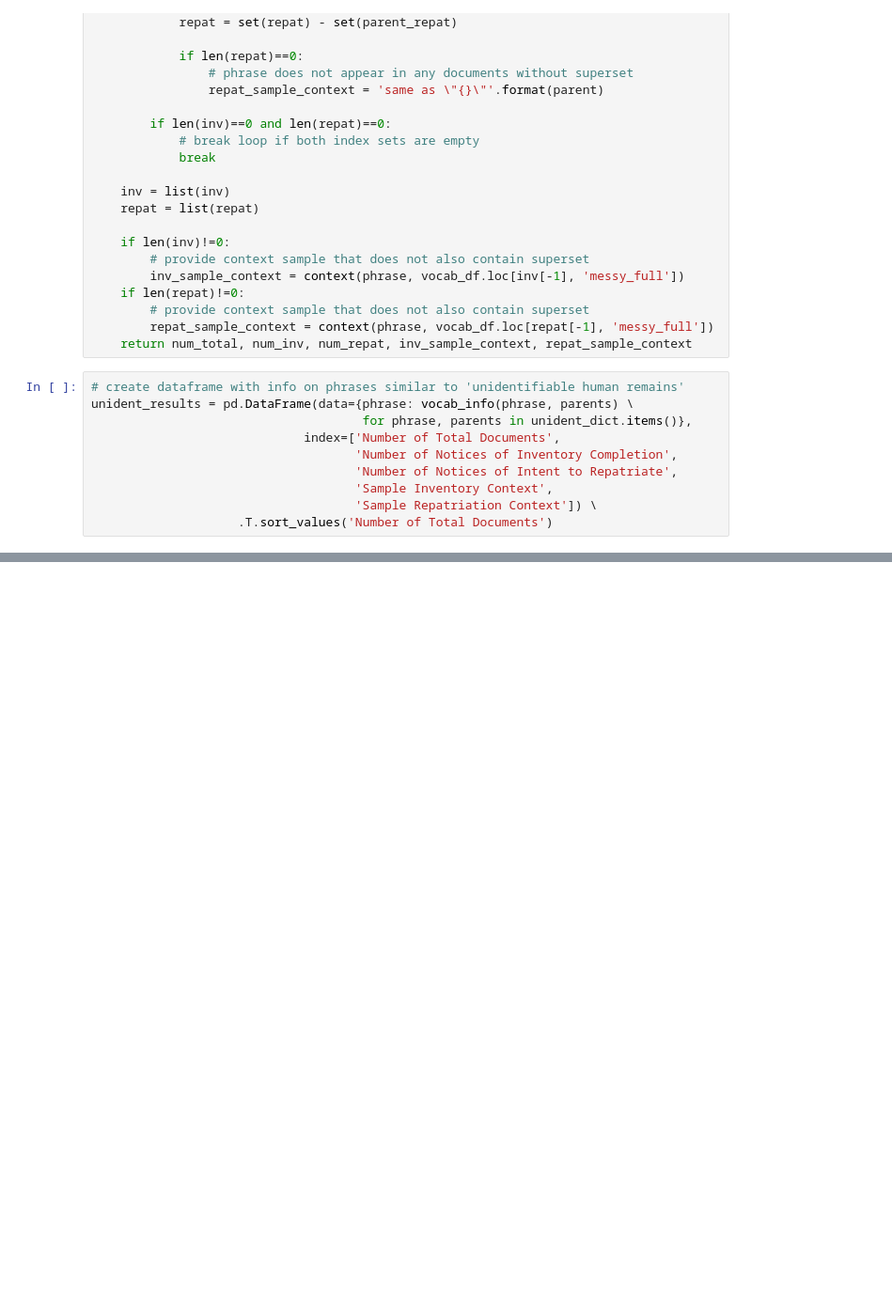
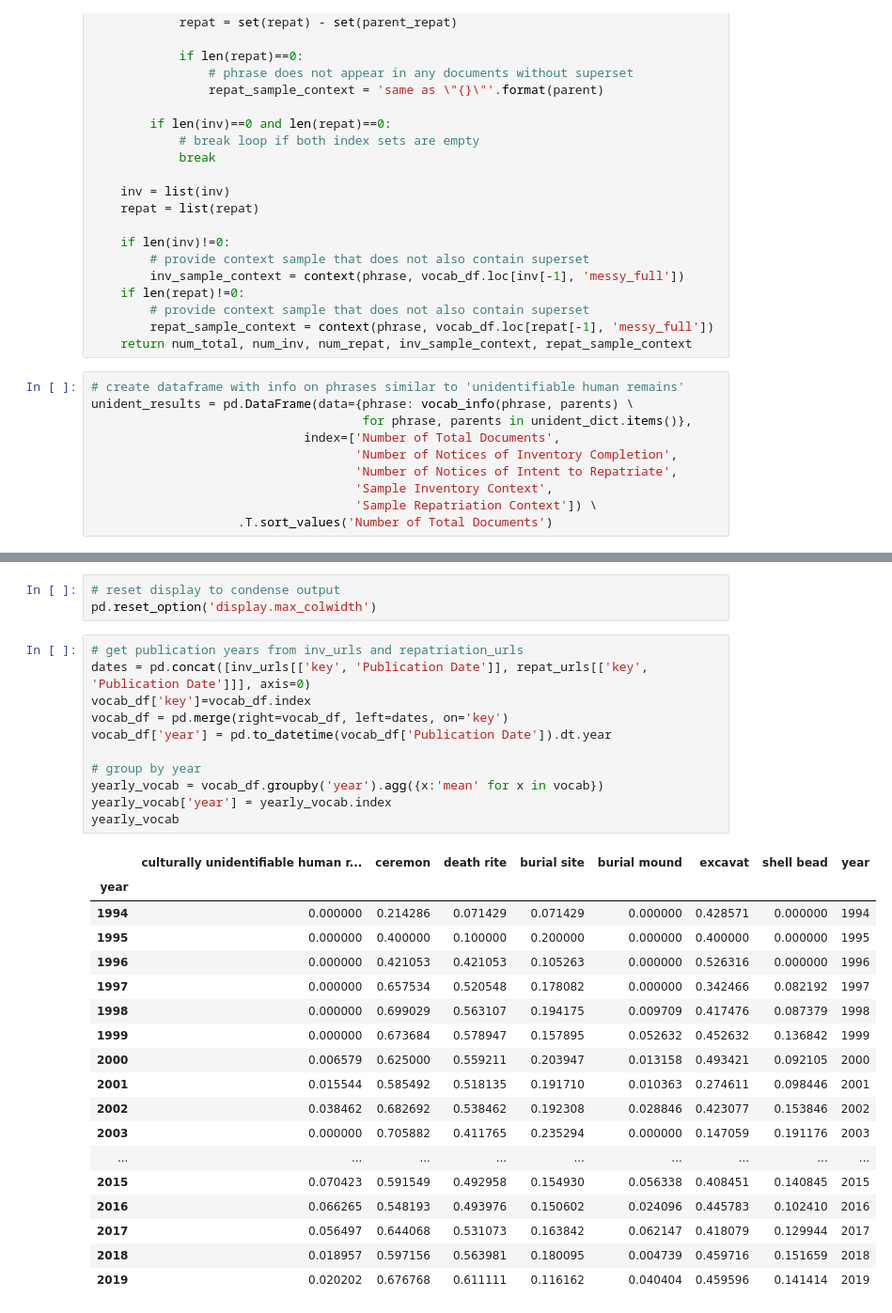
Before and after one commit to ds3-nyu-archive/museum-data-sovereignty, a Jupyter notebook: src/notebooks/Controlled Vocabulary Text Mining.ipynb, the cells around one changed output, grey strips where cells are left out. Shown: that part at 94% size. Saved outputs shown, nothing was run; the diff lists cells and outputs as text; blank space fills up the shorter version.

```diff
--- a/src/notebooks/Controlled Vocabulary Text Mining.ipynb
+++ b/src/notebooks/Controlled Vocabulary Text Mining.ipynb
@@ -174,0 +181,33 @@ display(unident_results)
+# %%
+# reset display to condense output
+pd.reset_option('display.max_colwidth')
+# %%
+# get publication years from inv_urls and repatriation_urls
+dates = pd.concat([inv_urls[['key', 'Publication Date']], repat_urls[['key', 'Publication Date']]], axis=0)
+vocab_df['key']=vocab_df.index
+vocab_df = pd.merge(right=vocab_df, left=dates, on='key')
+vocab_df['year'] = pd.to_datetime(vocab_df['Publication Date']).dt.year
+
+# group by year
+yearly_vocab = vocab_df.groupby('year').agg({x:'mean' for x in vocab})
+yearly_vocab['year'] = yearly_vocab.index
+yearly_vocab
+# %% [output]
+|  | culturally unidentifiable human r... | ceremon | death rite | burial site | burial mound | excavat | shell bead | year |
+| year |  |  |  |  |  |  |  |  |
+| 1994 | 0.000000 | 0.214286 | 0.071429 | 0.071429 | 0.000000 | 0.428571 | 0.000000 | 1994 |
+| 1995 | 0.000000 | 0.400000 | 0.100000 | 0.200000 | 0.000000 | 0.400000 | 0.000000 | 1995 |
+| 1996 | 0.000000 | 0.421053 | 0.421053 | 0.105263 | 0.000000 | 0.526316 | 0.000000 | 1996 |
+| 1997 | 0.000000 | 0.657534 | 0.520548 | 0.178082 | 0.000000 | 0.342466 | 0.082192 | 1997 |
+| 1998 | 0.000000 | 0.699029 | 0.563107 | 0.194175 | 0.009709 | 0.417476 | 0.087379 | 1998 |
+| 1999 | 0.000000 | 0.673684 | 0.578947 | 0.157895 | 0.052632 | 0.452632 | 0.136842 | 1999 |
+| 2000 | 0.006579 | 0.625000 | 0.559211 | 0.203947 | 0.013158 | 0.493421 | 0.092105 | 2000 |
+| 2001 | 0.015544 | 0.585492 | 0.518135 | 0.191710 | 0.010363 | 0.274611 | 0.098446 | 2001 |
+| 2002 | 0.038462 | 0.682692 | 0.538462 | 0.192308 | 0.028846 | 0.423077 | 0.153846 | 2002 |
+| 2003 | 0.000000 | 0.705882 | 0.411765 | 0.235294 | 0.000000 | 0.147059 | 0.191176 | 2003 |
+| ... | ... | ... | ... | ... | ... | ... | ... | ... |
+| 2015 | 0.070423 | 0.591549 | 0.492958 | 0.154930 | 0.056338 | 0.408451 | 0.140845 | 2015 |
+| 2016 | 0.066265 | 0.548193 | 0.493976 | 0.150602 | 0.024096 | 0.445783 | 0.102410 | 2016 |
+| 2017 | 0.056497 | 0.644068 | 0.531073 | 0.163842 | 0.062147 | 0.418079 | 0.129944 | 2017 |
+| 2018 | 0.018957 | 0.597156 | 0.563981 | 0.180095 | 0.004739 | 0.459716 | 0.151659 | 2018 |
+| 2019 | 0.020202 | 0.676768 | 0.611111 | 0.116162 | 0.040404 | 0.459596 | 0.141414 | 2019 |
```
Also changed, not shown: parts of 7 cells of this notebook.
